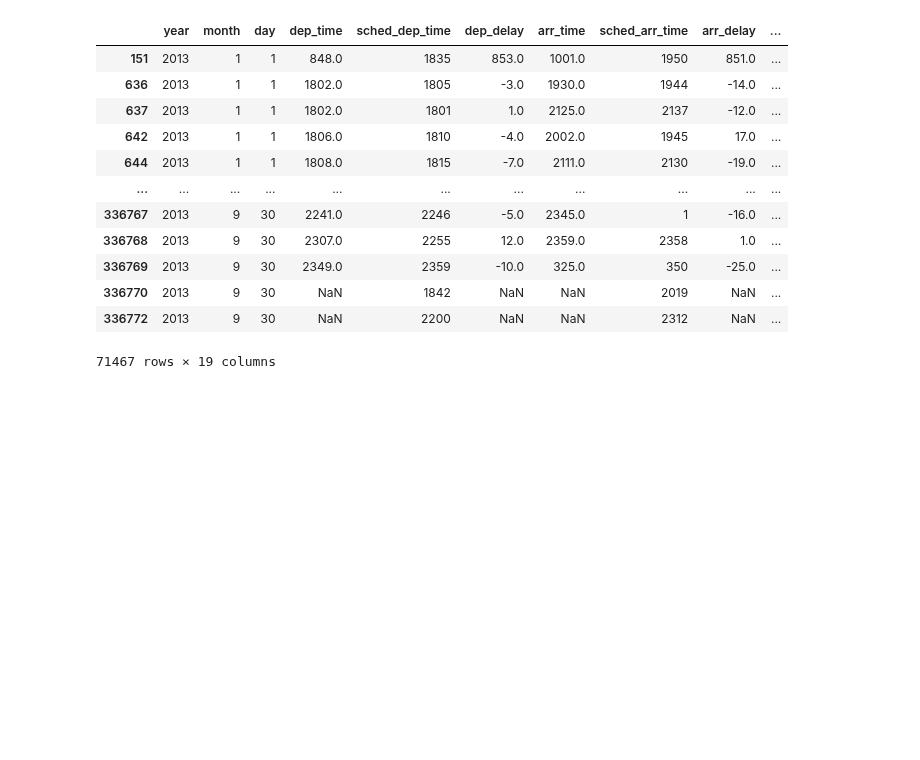
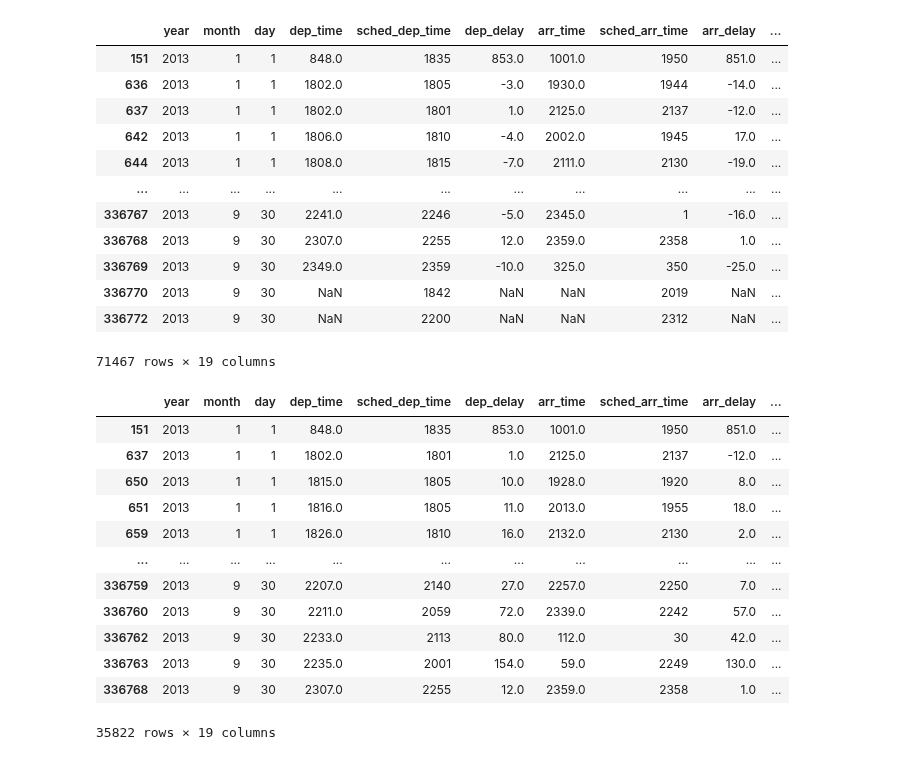
Before and after one commit to ehernandez0904/Data-101-Fall-2025, a Jupyter notebook: Exam2.ipynb, the cells around one changed output. Cells and saved outputs as stored; diff of their text form; code cells hidden in the pictures; blank space fills up the shorter version.

```diff
--- a/Exam2.ipynb
+++ b/Exam2.ipynb
@@ -373,4 +373,19 @@ DF_6pm_midnight
 | 336772 | 2013 | 9 | 30 | NaN | 2200 | NaN | NaN | 2312 | NaN | ... |
 71467 rows × 19 columns
 # %%
-mask4=(DF_6pm_midnight['dep_delay']>
+mask4=(DF_6pm_midnight['dep_delay']>0)
+DF_6pm_midnight[mask4]
+# %% [output]
+|  | year | month | day | dep_time | sched_dep_time | dep_delay | arr_time | sched_arr_time | arr_delay | ... |
+| 151 | 2013 | 1 | 1 | 848.0 | 1835 | 853.0 | 1001.0 | 1950 | 851.0 | ... |
+| 637 | 2013 | 1 | 1 | 1802.0 | 1801 | 1.0 | 2125.0 | 2137 | -12.0 | ... |
+| 650 | 2013 | 1 | 1 | 1815.0 | 1805 | 10.0 | 1928.0 | 1920 | 8.0 | ... |
+| 651 | 2013 | 1 | 1 | 1816.0 | 1805 | 11.0 | 2013.0 | 1955 | 18.0 | ... |
+| 659 | 2013 | 1 | 1 | 1826.0 | 1810 | 16.0 | 2132.0 | 2130 | 2.0 | ... |
+| ... | ... | ... | ... | ... | ... | ... | ... | ... | ... | ... |
+| 336759 | 2013 | 9 | 30 | 2207.0 | 2140 | 27.0 | 2257.0 | 2250 | 7.0 | ... |
+| 336760 | 2013 | 9 | 30 | 2211.0 | 2059 | 72.0 | 2339.0 | 2242 | 57.0 | ... |
+| 336762 | 2013 | 9 | 30 | 2233.0 | 2113 | 80.0 | 112.0 | 30 | 42.0 | ... |
+| 336763 | 2013 | 9 | 30 | 2235.0 | 2001 | 154.0 | 59.0 | 2249 | 130.0 | ... |
+| 336768 | 2013 | 9 | 30 | 2307.0 | 2255 | 12.0 | 2359.0 | 2358 | 1.0 | ... |
+35822 rows × 19 columns
```
Also changed, not shown: parts of 1 cell of this notebook.
